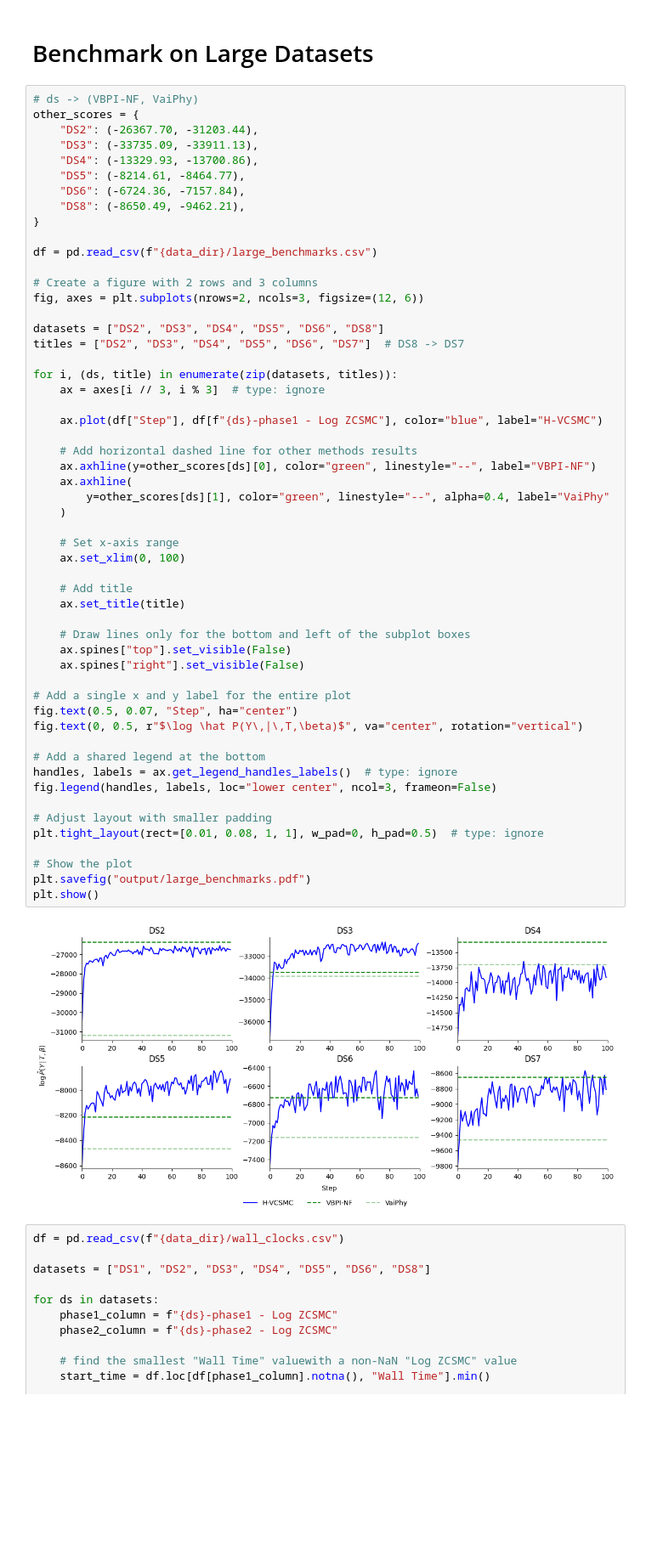
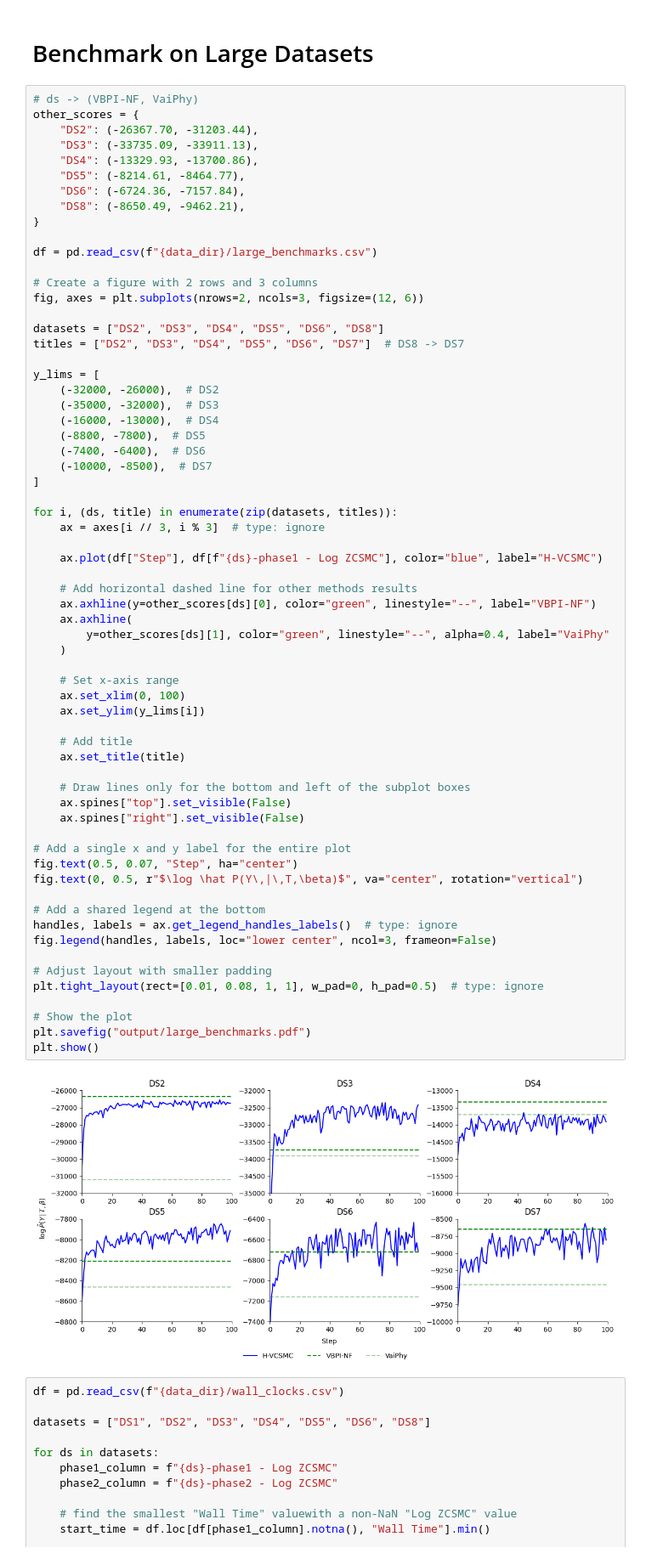
Before and after one commit to axchen7/vcsmc, a Jupyter notebook: iclr_figures/plots.ipynb, the cells around one changed output. Shown at 85% size. Saved outputs shown, nothing was run; the diff lists cells and outputs as text; blank space fills up the shorter version.

Commit message:
Update large benchmark plot

```diff
--- a/iclr_figures/plots.ipynb
+++ b/iclr_figures/plots.ipynb
@@ -443,6 +443,15 @@ fig, axes = plt.subplots(nrows=2, ncols=3, figsize=(12, 6))
 datasets = ["DS2", "DS3", "DS4", "DS5", "DS6", "DS8"]
 titles = ["DS2", "DS3", "DS4", "DS5", "DS6", "DS7"]  # DS8 -> DS7
 
+y_lims = [
+    (-32000, -26000),  # DS2
+    (-35000, -32000),  # DS3
+    (-16000, -13000),  # DS4
+    (-8800, -7800),  # DS5
+    (-7400, -6400),  # DS6
+    (-10000, -8500),  # DS7
+]
+
 for i, (ds, title) in enumerate(zip(datasets, titles)):
     ax = axes[i // 3, i % 3]  # type: ignore
 
@@ -452,34 +461,35 @@ for i, (ds, title) in enumerate(zip(datasets, titles)):
     ax.axhline(y=other_scores[ds][0], color="green", linestyle="--", label="VBPI-NF")
     ax.axhline(
         y=other_scores[ds][1], color="green", linestyle="--", alpha=0.4, label="VaiPhy"
     )
 
     # Set x-axis range
     ax.set_xlim(0, 100)
+    ax.set_ylim(y_lims[i])
 
     # Add title
     ax.set_title(title)
 
     # Draw lines only for the bottom and left of the subplot boxes
     ax.spines["top"].set_visible(False)
     ax.spines["right"].set_visible(False)
 
 # Add a single x and y label for the entire plot
 fig.text(0.5, 0.07, "Step", ha="center")
 fig.text(0, 0.5, r"$\log \hat P(Y\,|\,T,\beta)$", va="center", rotation="vertical")
 
 # Add a shared legend at the bottom
 handles, labels = ax.get_legend_handles_labels()  # type: ignore
 fig.legend(handles, labels, loc="lower center", ncol=3, frameon=False)
 
 # Adjust layout with smaller padding
 plt.tight_layout(rect=[0.01, 0.08, 1, 1], w_pad=0, h_pad=0.5)  # type: ignore
 
 # Show the plot
 plt.savefig("output/large_benchmarks.pdf")
 plt.show()
 # %% [output]
-[figure, old version]
+[figure, new version]
 # %%
 df = pd.read_csv(f"{data_dir}/wall_clocks.csv")
 
```
